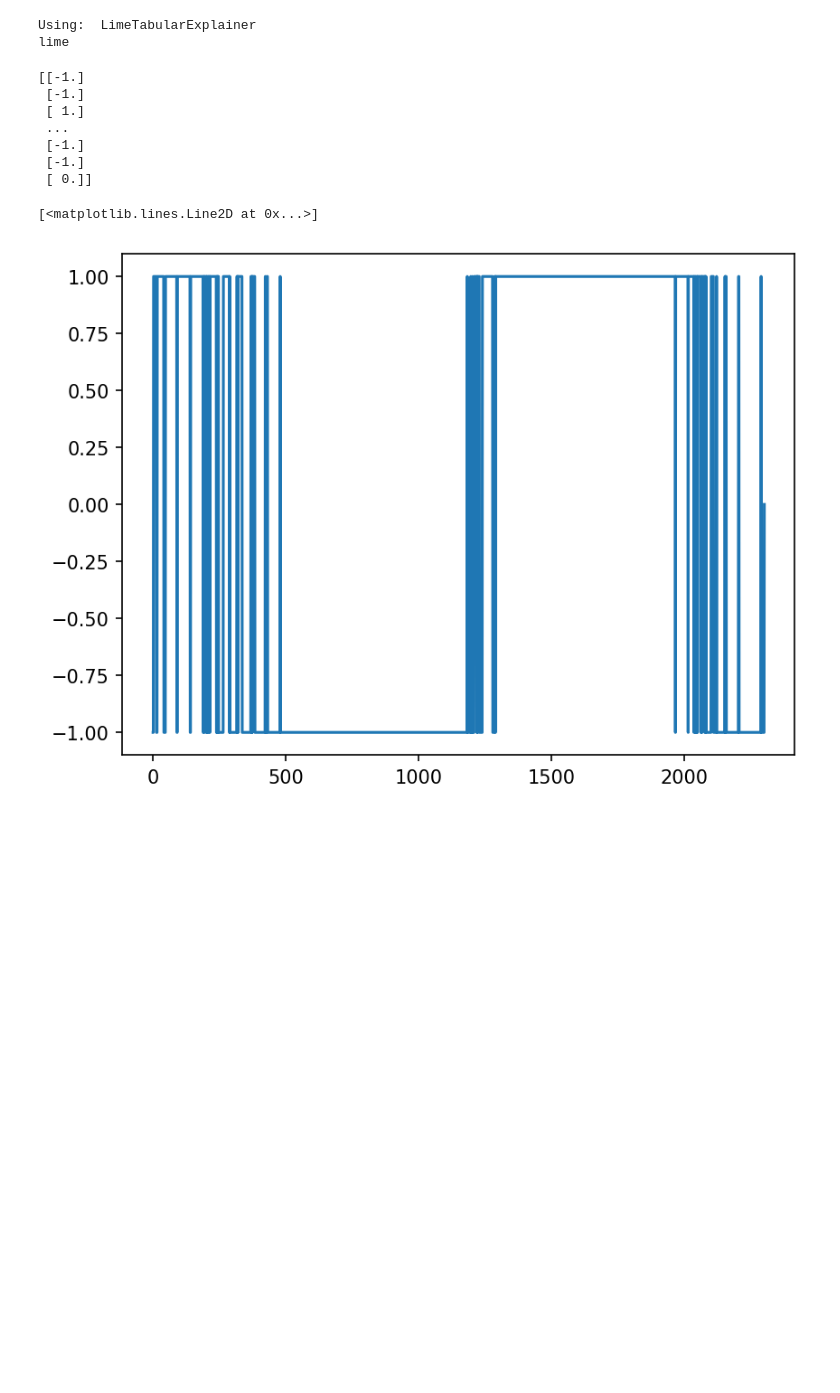
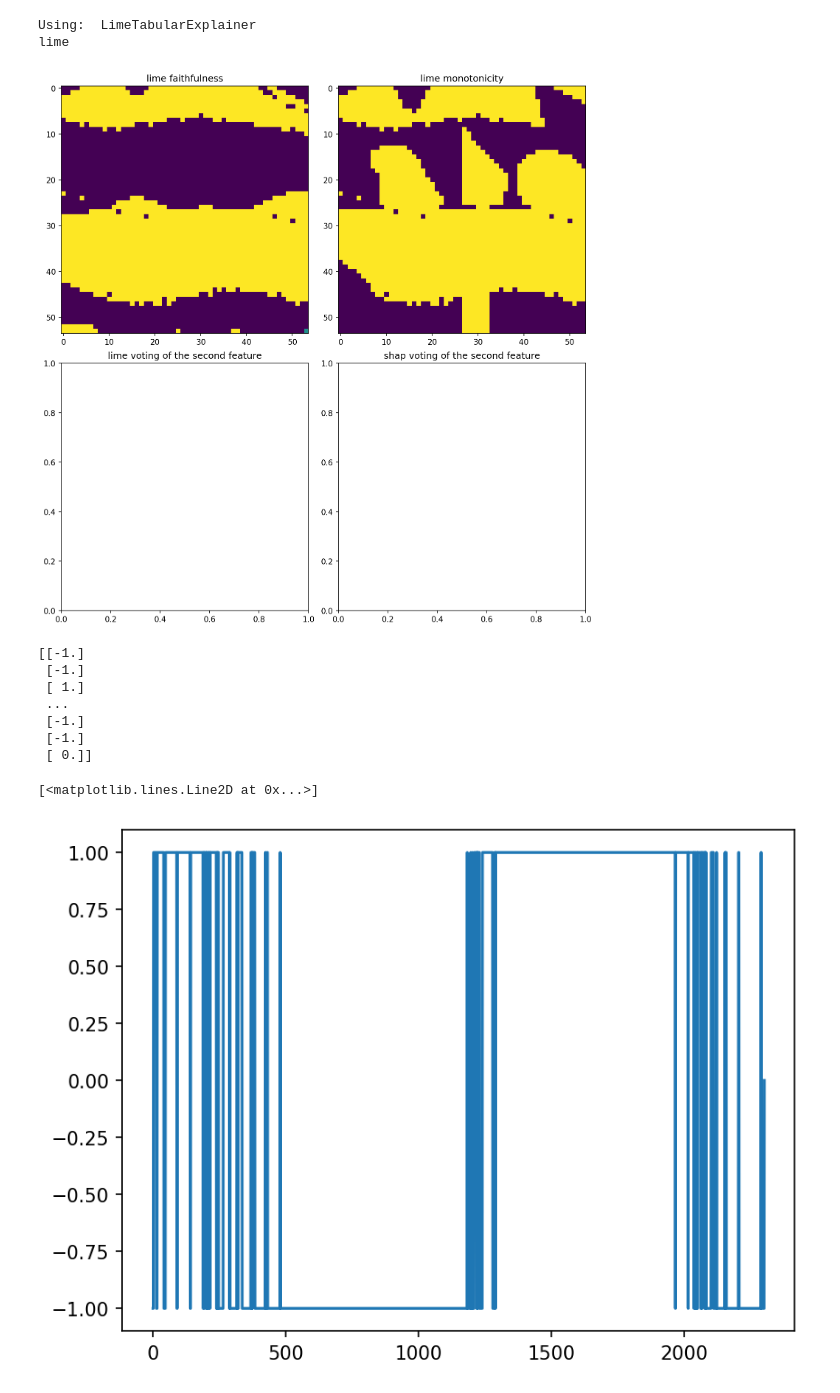
Before and after one commit to SvenNomm/xai_evaluation, a Jupyter notebook: xai_evaluation_sin_db.ipynb, the cells around one changed output. Saved outputs shown, nothing was run; the diff lists cells and outputs as text; code cells hidden in the pictures; blank space fills up the shorter version.

Commit message:
Faithfulness and monotonicity are working for LIME

```diff
--- a/xai_evaluation_sin_db.ipynb
+++ b/xai_evaluation_sin_db.ipynb
@@ -239,6 +241,36 @@ y_hat_l, hat_grid_l, exp_grid_weights_l, faithfulness, monotonicity = classify_e
 # %% [output]
 Using:  LimeTabularExplainer
 lime
+# %%
+faithfulness_grid = np.reshape(faithfulness, grid_elements[0].shape)
+monotonicity_grid = np.reshape( monotonicity, grid_elements[0].shape)
+# %%
+plt.rcParams['figure.figsize'] = [10, 10]
+fig_4, ((ax_41, ax_42), (ax_43, ax_44)) = plt.subplots(2,2, layout='constrained')
+plt.subplot(221)
+plt.title('lime faithfulness')
+ax_41.imshow(faithfulness_grid)
+ax_41.set_aspect('equal')
+
+plt.subplot(222)
+plt.title('lime monotonicity')
+ax_42.imshow(monotonicity_grid)
+ax_42.set_aspect('equal')
+
+plt.subplot(223)
+plt.title('lime voting of the second feature')
+#ax_33.scatter(flat_grid[:, 0], flat_grid[:, 1], c= exp_grid_weights_l[:, 1], cmap='RdBu', s=10, alpha=0.7)
+#ax_33.scatter(X_train[:, 0], X_train[:, 1], c=y_train, cmap='bwr', s=1)
+ax_43.set_aspect('equal')
+
+plt.subplot(224)
+plt.title('shap voting of the second feature')
+#ax_34.scatter(flat_grid[:, 0], flat_grid[:, 1], c= exp_grid_weights[0][:, 1], cmap='RdBu', s=10, alpha=0.7)
+#ax_34.scatter(X_train[:, 0], X_train[:, 1], c=y_train, cmap='bwr', s=1)
+ax_44.set_aspect('equal')
+plt.show()
+# %% [output]
+[figure, added]
 # %%
 print(faithfulness)
 plt.plot(faithfulness)
```
Also changed, not shown: parts of 3 cells of this notebook.
